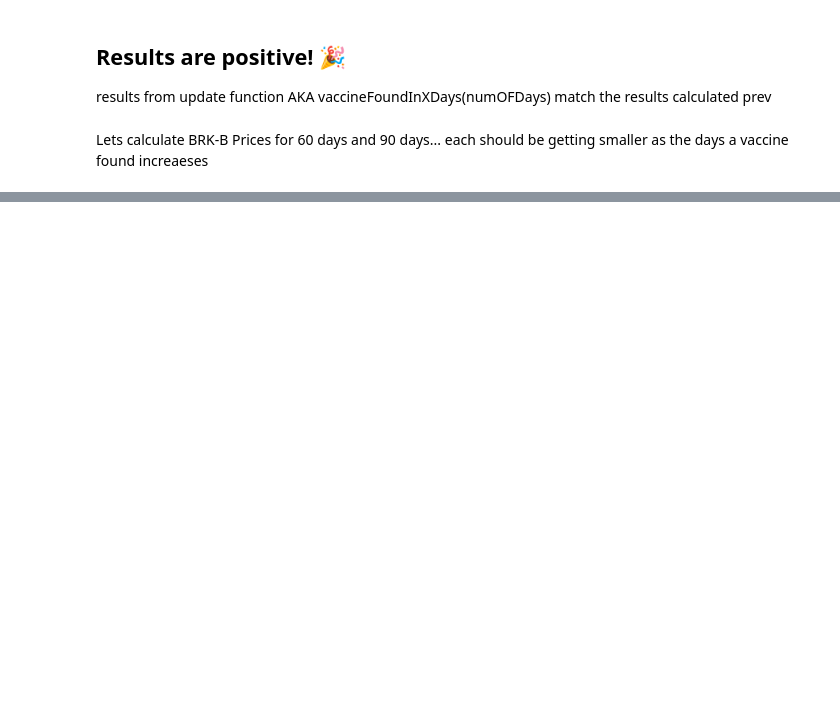
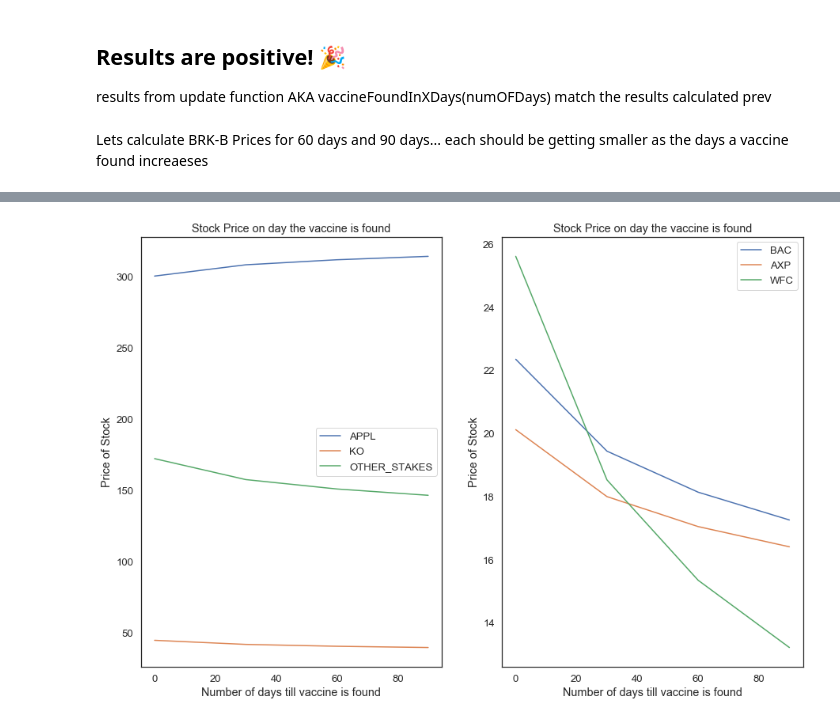
Before and after one commit to YasinEhsan/Berkshire-Hathaway-Price-Modeling, a Jupyter notebook: v2_brk_vaccine_x_days_.ipynb, the cells around one changed output, grey strips where cells are left out. Cells and saved outputs as stored; diff of their text form; code cells hidden in the pictures; blank space fills up the shorter version.

```diff
--- a/v2_brk_vaccine_x_days_.ipynb
+++ b/v2_brk_vaccine_x_days_.ipynb
@@ -257,0 +314,26 @@ BRK-B price in May 2021 $ 198.81
+# %%
+import matplotlib.pyplot as plt
+def plotAllStocks(data_in_Xdays, brk_prices_if_vaccineXdays):
+    num = 0
+    fig, ax = plt.subplots(1,2,figsize=(15,10))
+    for key in data_in_Xdays:
+        sweep = plotIndividualStock(data_in_Xdays, brk_prices_if_vaccineXdays, key)
+        label =  key
+        if data_in_Xdays[key][0] > 30:
+            ax[0].plot(sweep, label=label)
+            ax[0].legend(loc="best")
+
+        else:
+            ax[1].plot(sweep, label=label)
+            ax[1].legend(loc="upper right")
+
+    for ax in ax.flat:
+        ax.set(title= 'Stock Price on day the vaccine is found',
+               xlabel='Number of days till vaccine is found',
+               ylabel='Price of Stock')
+
+
+
+plotAllStocks(data_in_Xdays, brk_prices_if_vaccineXdays)
+# %% [output]
+[figure, added]
```
Also changed, not shown: parts of 23 cells of this notebook.
